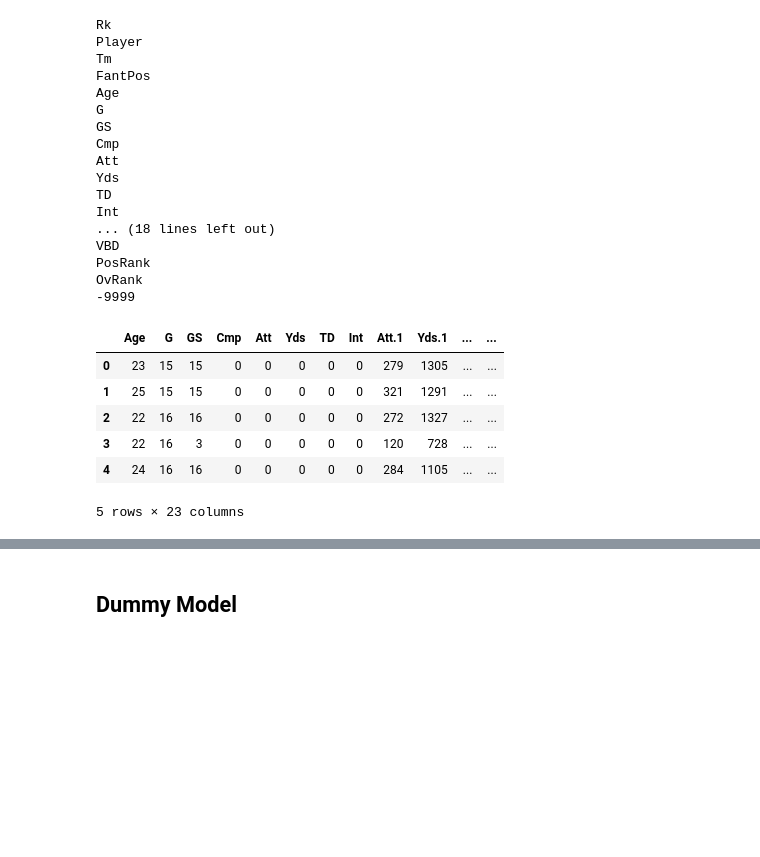
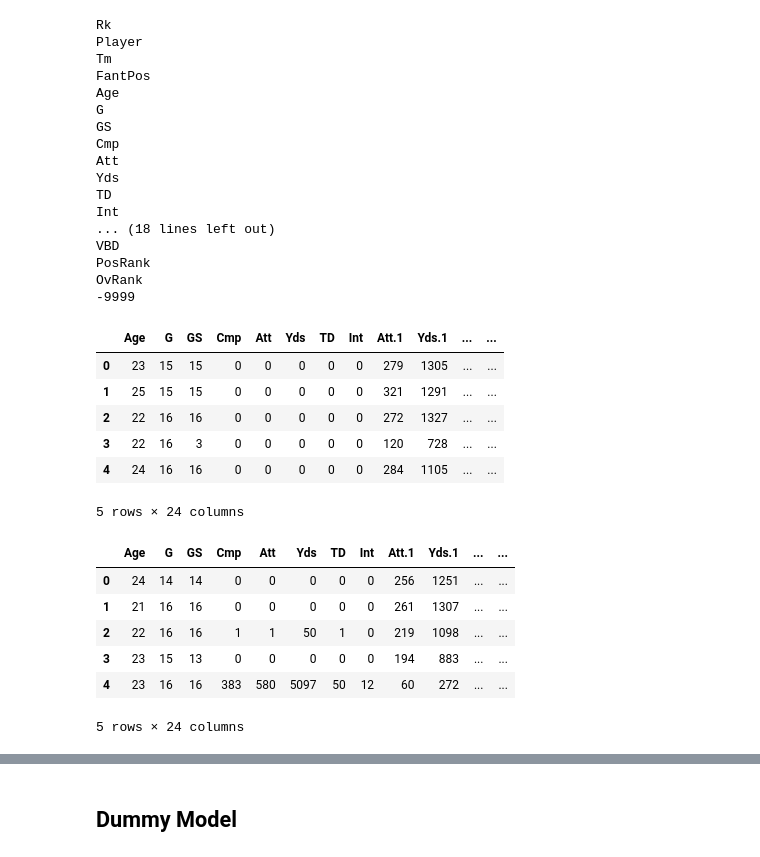
Before and after one commit to pburtonak/FantasyFootballDraftAI, a Jupyter notebook: Peter.ipynb, the cells around one changed output, grey strips where cells are left out. Drawn from its saved outputs; the diff is of its cells as text; code cells hidden in the pictures; blank space fills up the shorter version.

```diff
--- a/Peter.ipynb
+++ b/Peter.ipynb
@@ -128,11 +128,11 @@ PosRank
 OvRank
 -9999
 # %%
-pd17 = pd17.drop(columns=['Rk', 'Tm', 'Player', 'FantPos', '-9999', 'FantPt', 'DKPt', 'FDPt', 'VBD', 'PosRank', 'OvRank'])
-pd18 = pd18.drop(columns=['Rk', 'FantPt', 'PPR', 'DKPt', 'FDPt', 'VBD', 'PosRank', 'OvRank'])
-pd19 = pd19.drop(columns=['Rk', 'FantPt', 'PPR', 'DKPt', 'FDPt', 'VBD', 'PosRank', 'OvRank'])
-pd20 = pd20.drop(columns=['Rk', 'FantPt', 'PPR', 'DKPt', 'FDPt', 'VBD', 'PosRank', 'OvRank'])
-pd21 = pd21.drop(columns=['Rk', 'FantPt', 'PPR', 'DKPt', 'FDPt', 'VBD', 'PosRank', 'OvRank'])
+pd17 = pd17.drop(columns=['Rk', 'Tm', 'Player', 'FantPos', 'FantPt', 'DKPt', 'FDPt', 'VBD', 'PosRank', 'OvRank'])
+pd18 = pd18.drop(columns=['Rk', 'Tm', 'Player', 'FantPos' , 'FantPt', 'DKPt', 'FDPt', 'VBD', 'PosRank', 'OvRank'])
+pd19 = pd19.drop(columns=['Rk', 'Tm', 'Player', 'FantPos' , 'FantPt', 'DKPt', 'FDPt', 'VBD', 'PosRank', 'OvRank'])
+pd20 = pd20.drop(columns=['Rk', 'Tm', 'Player', 'FantPos' , 'FantPt', 'DKPt', 'FDPt', 'VBD', 'PosRank', 'OvRank'])
+pd21 = pd21.drop(columns=['Rk', 'Tm', 'Player', 'FantPos' , 'FantPt', 'DKPt', 'FDPt', 'VBD', 'PosRank', 'OvRank'])
 # %%
 pd17.fillna(0, inplace=True)
 pd18.fillna(0, inplace=True)
@@ -148,4 +148,14 @@ pd17.head()
 | 2 | 22 | 16 | 16 | 0 | 0 | 0 | 0 | 0 | 272 | 1327 | ... | ... |
 | 3 | 22 | 16 | 3 | 0 | 0 | 0 | 0 | 0 | 120 | 728 | ... | ... |
 | 4 | 24 | 16 | 16 | 0 | 0 | 0 | 0 | 0 | 284 | 1105 | ... | ... |
-5 rows × 23 columns
+5 rows × 24 columns
+# %%
+pd18.head()
+# %% [output]
+|  | Age | G | GS | Cmp | Att | Yds | TD | Int | Att.1 | Yds.1 | ... | ... |
+| 0 | 24 | 14 | 14 | 0 | 0 | 0 | 0 | 0 | 256 | 1251 | ... | ... |
+| 1 | 21 | 16 | 16 | 0 | 0 | 0 | 0 | 0 | 261 | 1307 | ... | ... |
+| 2 | 22 | 16 | 16 | 1 | 1 | 50 | 1 | 0 | 219 | 1098 | ... | ... |
+| 3 | 23 | 15 | 13 | 0 | 0 | 0 | 0 | 0 | 194 | 883 | ... | ... |
+| 4 | 23 | 16 | 16 | 383 | 580 | 5097 | 50 | 12 | 60 | 272 | ... | ... |
+5 rows × 24 columns
```
Also changed, not shown: parts of 29 cells of this notebook.
